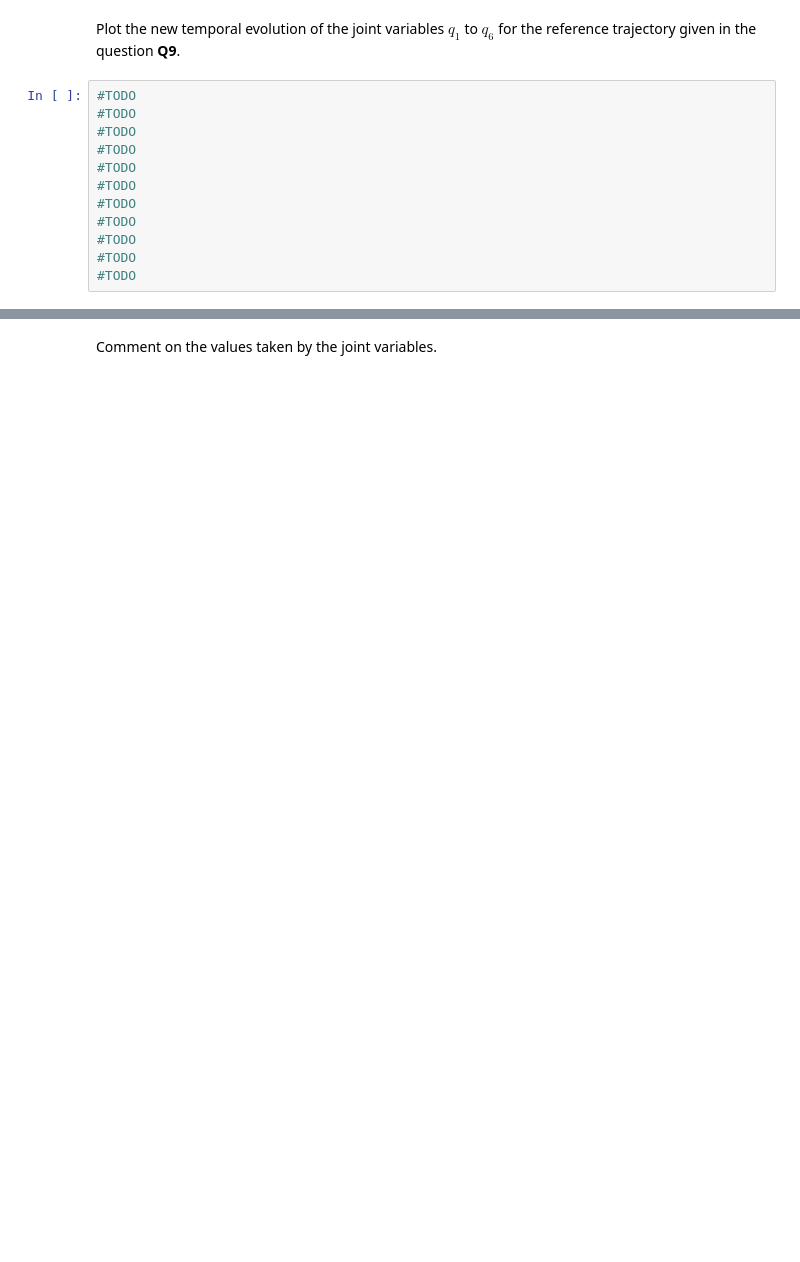
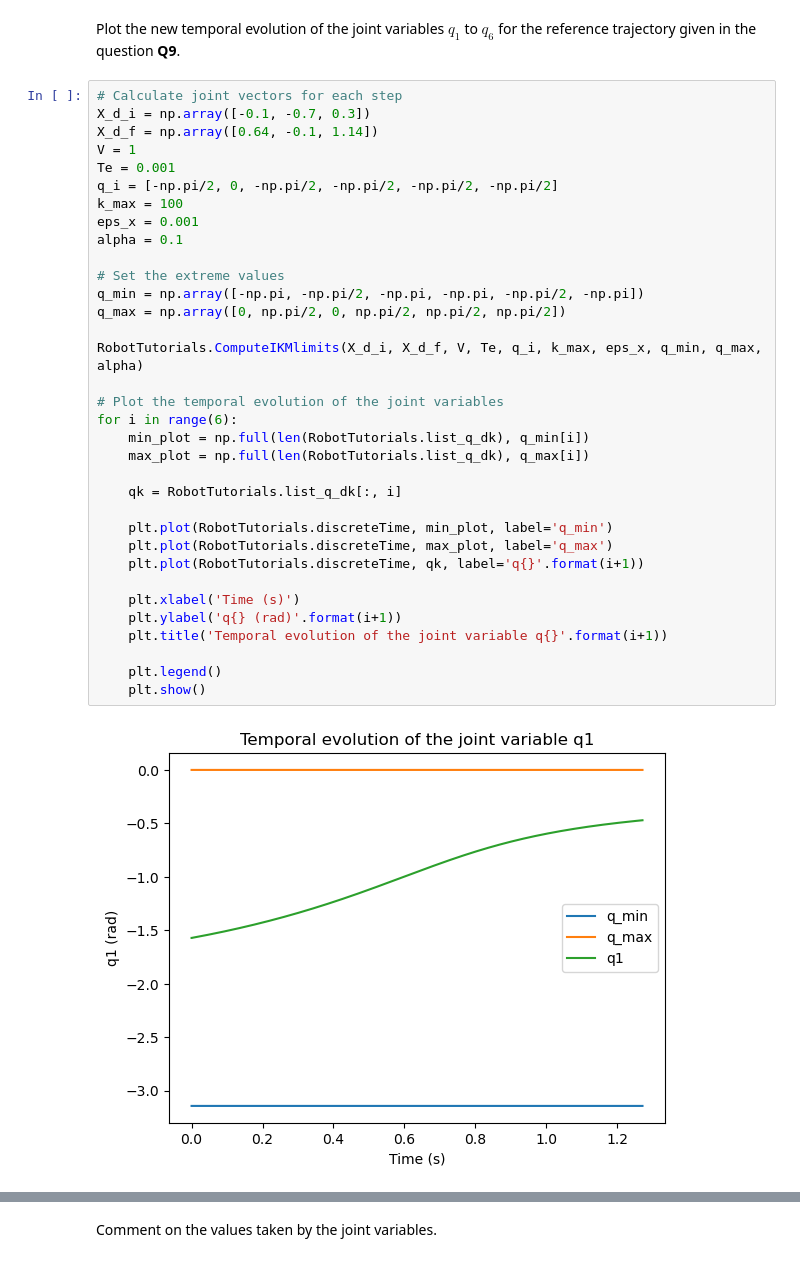
Before and after one commit to matsano/Modeling-and-Control-of-Robot-Manipulators, a Jupyter notebook: Sujet_NotebookJupyter/Tutorial_1_2.ipynb, the cells around one changed output, grey strips where cells are left out. Cells and saved outputs as stored; diff of their text form; blank space fills up the shorter version.

```diff
--- a/Sujet_NotebookJupyter/Tutorial_1_2.ipynb
+++ b/Sujet_NotebookJupyter/Tutorial_1_2.ipynb
@@ -730,15 +794,39 @@ def ComputeIKMlimits(self, X_d_i, X_d_f, V, Te, q_i, k_max, eps_x, q_min, q_max)
 RobotModel.ComputeIKMlimits = ComputeIKMlimits
 # %% [markdown]
 Plot the new temporal evolution of the joint variables $q_1$ to $q_6$ for the reference trajectory given in the question __Q9__.
-# %%
-#TODO
-#TODO
-#TODO
-#TODO
-#TODO
-#TODO
-#TODO
-#TODO
-#TODO
-#TODO
-#TODO
+# %%
+# Calculate joint vectors for each step
+X_d_i = np.array([-0.1, -0.7, 0.3])
+X_d_f = np.array([0.64, -0.1, 1.14])
+V = 1
+Te = 0.001
+q_i = [-np.pi/2, 0, -np.pi/2, -np.pi/2, -np.pi/2, -np.pi/2]
+k_max = 100
+eps_x = 0.001
+alpha = 0.1
+
+# Set the extreme values
+q_min = np.array([-np.pi, -np.pi/2, -np.pi, -np.pi, -np.pi/2, -np.pi])
+q_max = np.array([0, np.pi/2, 0, np.pi/2, np.pi/2, np.pi/2])
+
+RobotTutorials.ComputeIKMlimits(X_d_i, X_d_f, V, Te, q_i, k_max, eps_x, q_min, q_max, alpha)
+
+# Plot the temporal evolution of the joint variables
+for i in range(6):
+    min_plot = np.full(len(RobotTutorials.list_q_dk), q_min[i])
+    max_plot = np.full(len(RobotTutorials.list_q_dk), q_max[i])
+
+    qk = RobotTutorials.list_q_dk[:, i]
+
+    plt.plot(RobotTutorials.discreteTime, min_plot, label='q_min')
+    plt.plot(RobotTutorials.discreteTime, max_plot, label='q_max')
+    plt.plot(RobotTutorials.discreteTime, qk, label='q{}'.format(i+1))
+
+    plt.xlabel('Time (s)')
+    plt.ylabel('q{} (rad)'.format(i+1))
+    plt.title('Temporal evolution of the joint variable q{}'.format(i+1))
+
+    plt.legend()
+    plt.show()
+# %% [output]
+[figure, added]
```
Also changed, not shown: parts of 12 cells of this notebook, 1 other file.
